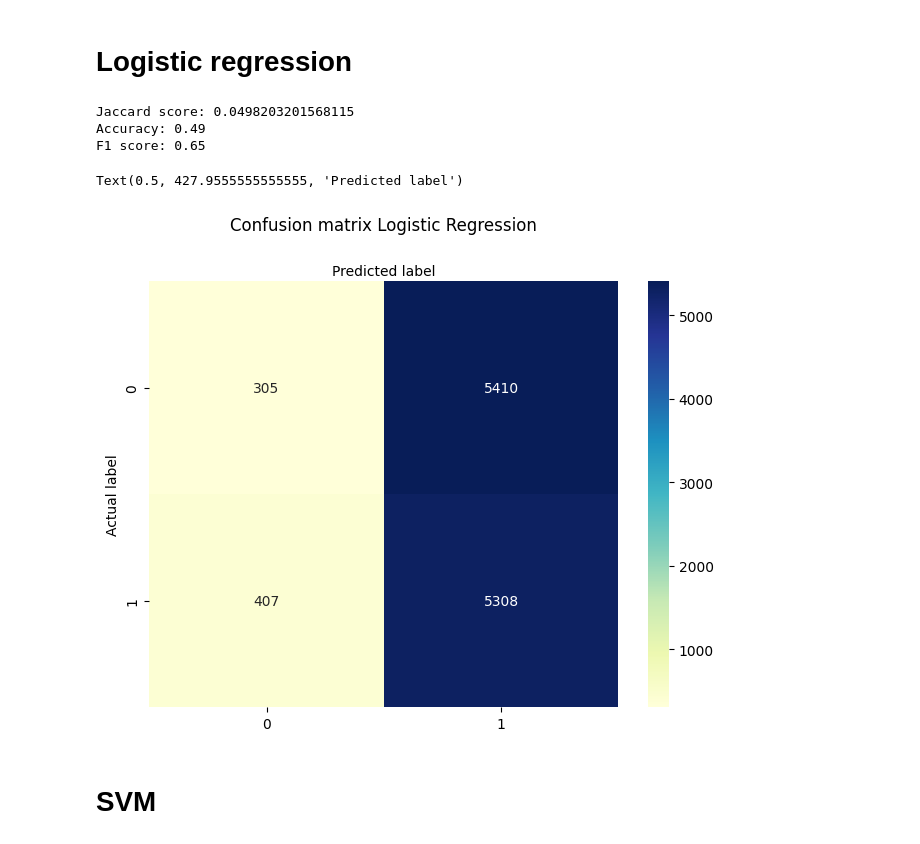
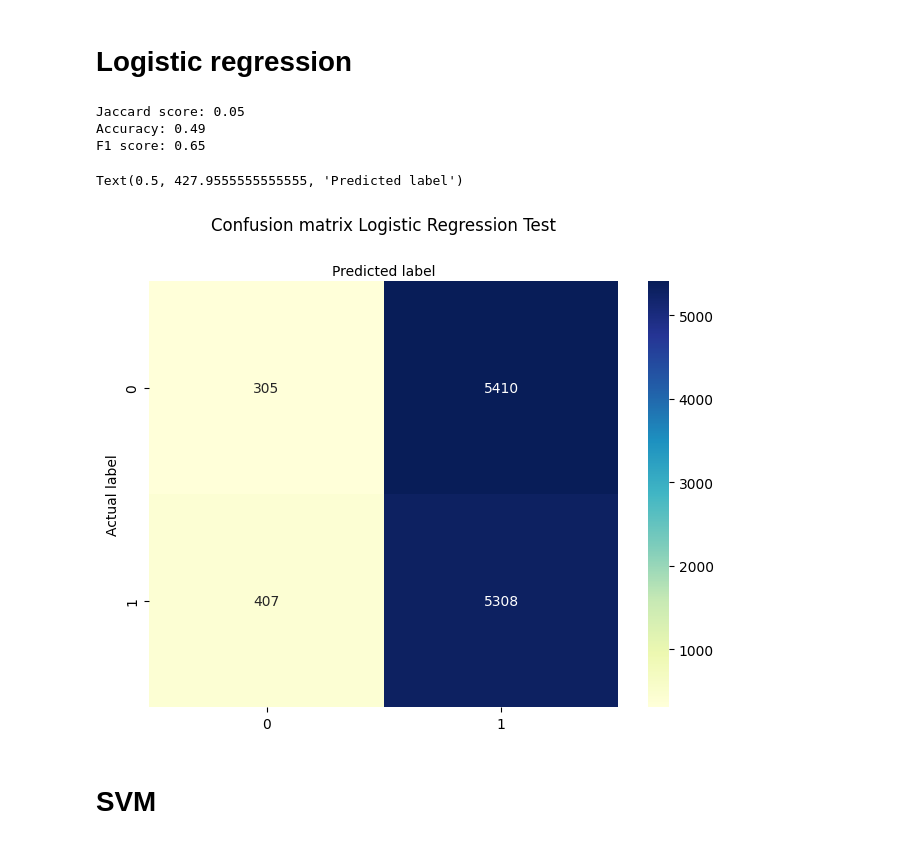
Before and after one commit to buisonanh/phishing-urls-detection, a Jupyter notebook: model.ipynb, the cells around one changed output. Drawn from its saved outputs; the diff is of its cells as text; code cells hidden in the pictures.

```diff
--- a/model.ipynb
+++ b/model.ipynb
@@ -493,7 +493,7 @@ y_t = np.asarray(label_df)
 # %%
 y_t_pred_lr = logreg.predict(combined_features_arr)
 
-print(f"Jaccard score: {jaccard_score(y_t, y_t_pred_lr,pos_label=0)}")
+print(f"Jaccard score: {jaccard_score(y_t, y_t_pred_lr,pos_label=0):.2f}")
 
 accuracy = accuracy_score(y_t, y_t_pred_lr)
 print(f"Accuracy: {accuracy:.2f}")
@@ -501,28 +501,28 @@ print(f"Accuracy: {accuracy:.2f}")
 f1 = f1_score(y_t, y_t_pred_lr)
 print(f"F1 score: {f1:.2f}")
 # %% [output]
-Jaccard score: 0.0498203201568115
+Jaccard score: 0.05
 Accuracy: 0.49
 F1 score: 0.65
 # %%
 cnf_matrix = metrics.confusion_matrix(y_t, y_t_pred_lr)
 cnf_matrix
 
 class_names=[] # name  of classes
 fig, ax = plt.subplots()
 tick_marks = np.arange(len(class_names))
 plt.xticks(tick_marks, class_names)
 plt.yticks(tick_marks, class_names)
 # create heatmap
 sns.heatmap(pd.DataFrame(cnf_matrix), annot=True, cmap="YlGnBu" ,fmt='g')
 ax.xaxis.set_label_position("top")
 plt.tight_layout()
-plt.title('Confusion matrix Logistic Regression', y=1.1)
+plt.title('Confusion matrix Logistic Regression Test', y=1.1)
 plt.ylabel('Actual label')
 plt.xlabel('Predicted label')
 # %% [output]
 Text(0.5, 427.9555555555555, 'Predicted label')
-[figure, old version]
+[figure, new version]
 # %% [markdown]
 # SVM
 # %%
```
Also changed, not shown: parts of 2 cells of this notebook, 9 other files.
